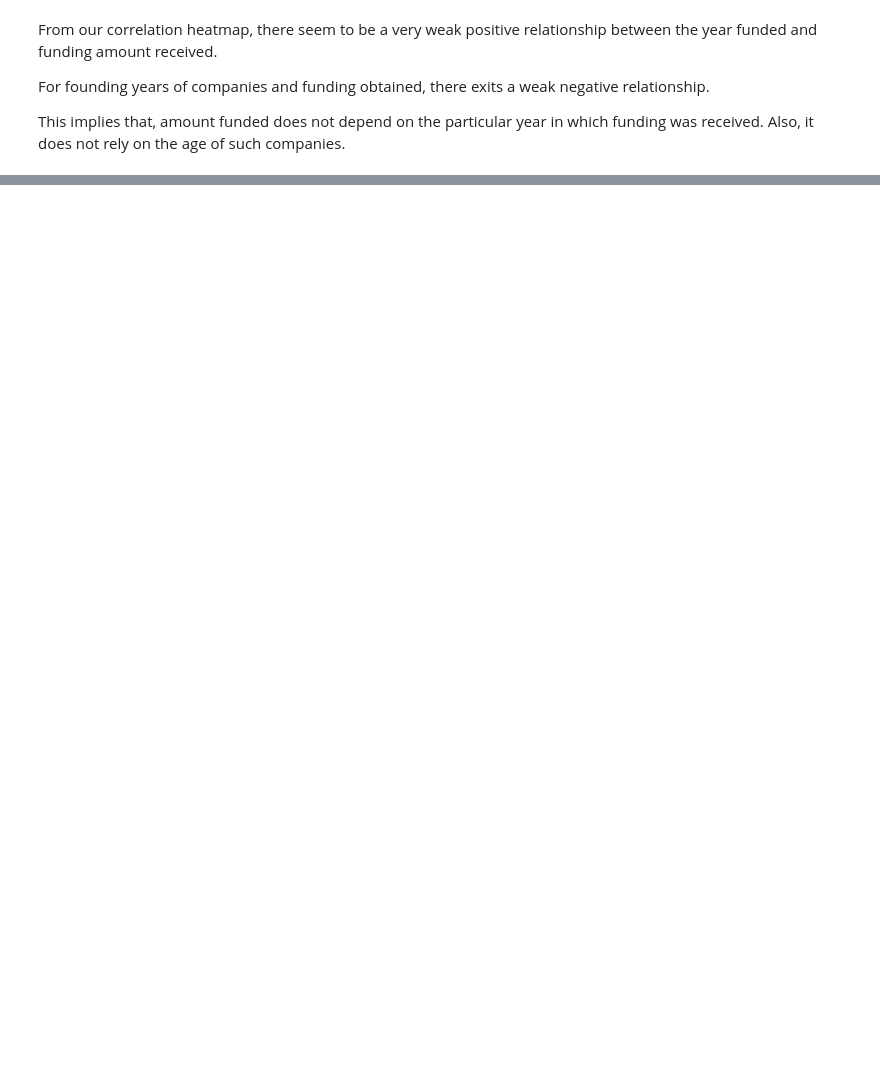
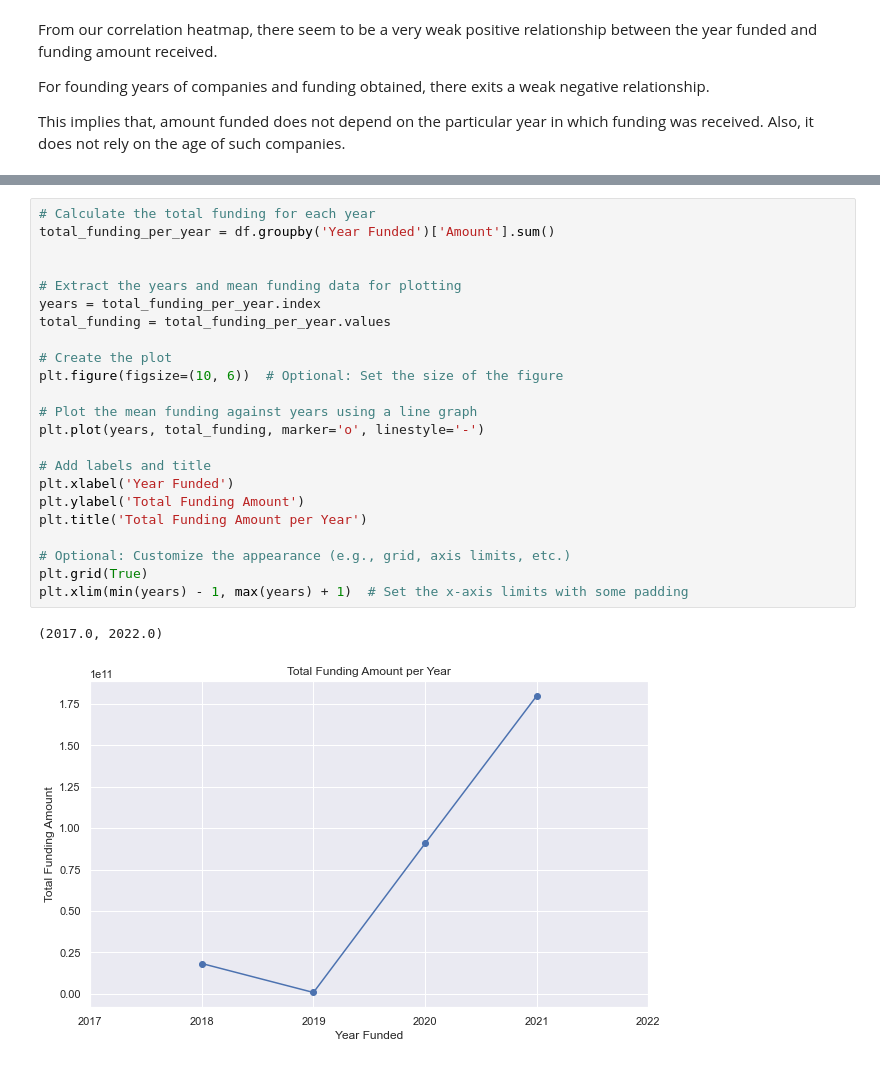
Before and after one commit to HannahMwende/India-startup-funding-analysis, a Jupyter notebook: indian_startup_funding.ipynb, the cells around one changed output, grey strips where cells are left out. Drawn from its saved outputs; the diff is of its cells as text; blank space fills up the shorter version.

Commit message:
added data visualizations

```diff
--- a/indian_startup_funding.ipynb
+++ b/indian_startup_funding.ipynb
@@ -2756,0 +2787,26 @@ This implies that, amount funded does not depend on the particular year in which
+# %%
+# Calculate the total funding for each year
+total_funding_per_year = df.groupby('Year Funded')['Amount'].sum()
+
+
+# Extract the years and mean funding data for plotting
+years = total_funding_per_year.index
+total_funding = total_funding_per_year.values
+
+# Create the plot
+plt.figure(figsize=(10, 6))  # Optional: Set the size of the figure
+
+# Plot the mean funding against years using a line graph
+plt.plot(years, total_funding, marker='o', linestyle='-')
+
+# Add labels and title
+plt.xlabel('Year Funded')
+plt.ylabel('Total Funding Amount')
+plt.title('Total Funding Amount per Year')
+
+# Optional: Customize the appearance (e.g., grid, axis limits, etc.)
+plt.grid(True)
+plt.xlim(min(years) - 1, max(years) + 1)  # Set the x-axis limits with some padding
+# %% [output]
+(2017.0, 2022.0)
+[figure, added]
```
Also changed, not shown: parts of 44 cells of this notebook, 1 other file.
